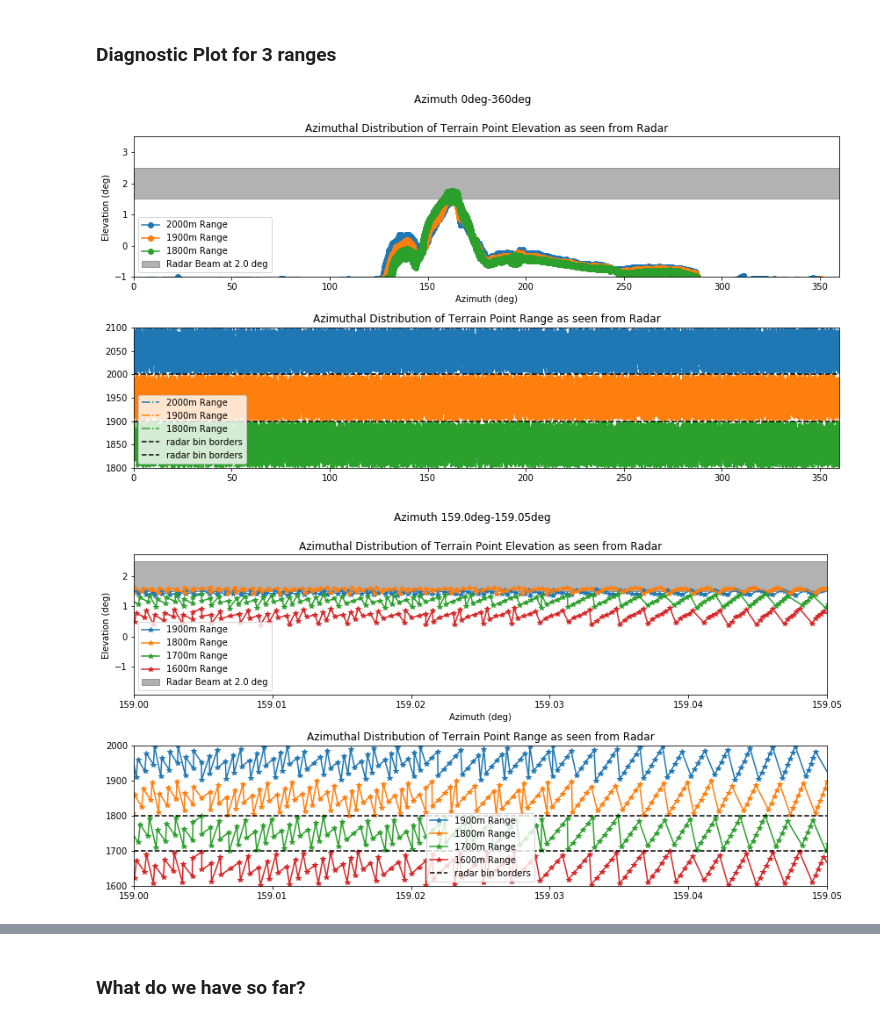
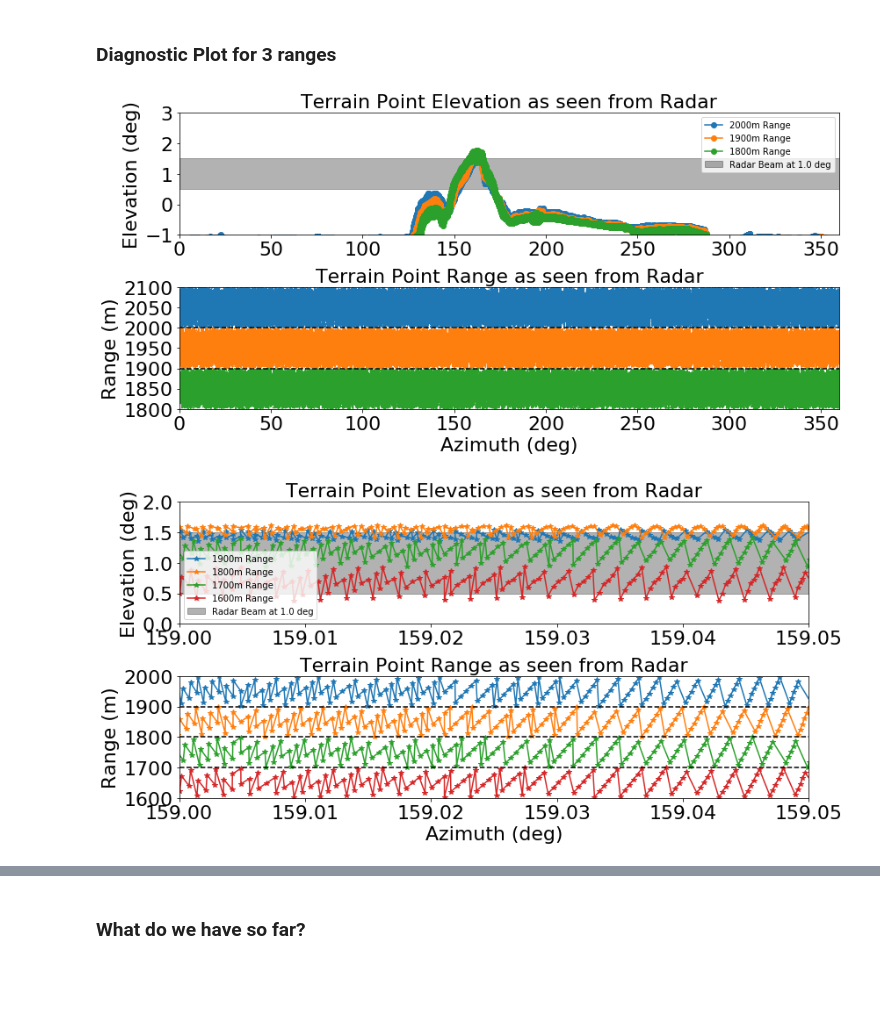
Before and after one commit to heistermann/beamblockage, a Jupyter notebook: ERAD_2018.ipynb, the cells around one changed output, grey strips where cells are left out. Drawn from its saved outputs; the diff is of its cells as text; code cells hidden in the pictures; blank space fills up the shorter version.

Commit message:
WIP: fix images, changes in layouting, added acknowledgements

```diff
--- a/ERAD_2018.ipynb
+++ b/ERAD_2018.ipynb
@@ -406,49 +429,58 @@ rh_arr = np.array(rh_arr)
 # %% [markdown]
 ### Diagnostic Plot for 3 ranges
 # %%
-el = 2.0
+el = 1.0
 i = 19
 start_azi = 0
 stop_azi = 360
 fig = pl.figure(figsize=(12,6))
-fig.suptitle('Azimuth {0}deg-{1}deg'.format(start_azi, stop_azi), y=1.05)
+#fig.suptitle('Azimuth {0}deg-{1}deg'.format(start_azi, stop_azi), y=1.05)
 ax1 = fig.add_subplot(211)
 sp = 60
 ax1.plot(az_arr[i+1][::sp], th_arr[i+1][::sp], '-o', label='{}m Range'.format((i+1)*100))
 ax1.plot(az_arr[i][::sp], th_arr[i][::sp], '-o', label='{}m Range'.format((i)*100))
 ax1.plot(az_arr[i-1][::sp], th_arr[i-1][::sp], '-o', label='{}m Range'.format((i-1)*100))
 ax1.axhspan(el - bw / 2., el + bw / 2., color='k', alpha=0.3,
             label='Radar Beam at {} deg'.format(el))
 ax1.set_xlim(start_azi, stop_azi)
-ax1.set_ylim(-1, 3.5)
-ax1.set_xlabel('Azimuth (deg)')
-ax1.set_ylabel('Elevation (deg)')
-ax1.set_title('Azimuth {}deg-{}deg'.format(start_azi, stop_azi))
+ax1.set_ylim(-1, 3)
+
+ax1.set_ylabel('Elevation (deg)', size=22)
+#ax1.set_title('Azimuth {}deg-{}deg'.format(start_azi, stop_azi))
 ax1.legend()
-ax1.set_title('Azimuthal Distribution of Terrain Point Elevation as seen from Radar')
+ax1.set_title('Terrain Point Elevation as seen from Radar', size=24)
+for item in ([ax1.title, ax1.xaxis.label, ax1.yaxis.label] +
+                 ax1.get_xticklabels() + ax1.get_yticklabels()):
+    item.set_fontsize(22)
 
 ax2 = fig.add_subplot(212)
 ax2.plot(az_arr[i+1][::sp], rh_arr[i+1][::sp], '-.', label='{}m Range'.format((i+1)*100))
 ax2.plot(az_arr[i][::sp], rh_arr[i][::sp], '-.', label='{}m Range'.format((i)*100))
 ax2.plot(az_arr[i-1][::sp], rh_arr[i-1][::sp], '-.', label='{}m Range'.format((i-1)*100))
 for d in np.arange((i)*100, (i+2)*100, 100):
     ax2.axhline(d, c='k', ls='dashed', label='radar bin borders')
 ax2.set_xlim(start_azi, stop_azi)
 ax2.set_ylim((i-1) * 100, (i+2) * 100)
 #ax2.set_ylim((i-1), (i+5))
-ax2.legend()
-ax2.set_title('Azimuthal Distribution of Terrain Point Range as seen from Radar')
+#ax2.legend()
+ax2.set_xlabel('Azimuth (deg)', size=22)
+ax2.set_ylabel('Range (m)', size=22)
+ax2.set_title('Terrain Point Range as seen from Radar', size=24)
+for item in ([ax2.title, ax2.xaxis.label, ax2.yaxis.label] +
+                 ax2.get_xticklabels() + ax2.get_yticklabels()):
+    item.set_fontsize(22)
 pl.tight_layout()
 pl.savefig("assets/image_005.png")
 # %% [output]
-[figure, old version]
+[figure, new version]
 # %%
-el = 2.0
+el = 1.0
 i = 17
 start_azi = 159.0
 stop_azi = 159.05
 fig = pl.figure(figsize=(12,6))
-fig.suptitle('Azimuth {0}deg-{1}deg'.format(start_azi, stop_azi), y=1.05)
+#fig.suptitle('Azimuth {0}deg-{1}deg'.format(start_azi, stop_azi), size=24,
+#             y=1.05)
 ax1 = fig.add_subplot(211)
 sp = 1
 ax1.plot(az_arr[i+2][::sp], th_arr[i+2][::sp], '-*', label='{}m Range'.format((i+2)*100))
@@ -458,32 +490,41 @@ ax1.plot(az_arr[i-1][::sp], th_arr[i-1][::sp], '-*', label='{}m Range'.format((i
 ax1.axhspan(el - bw / 2., el + bw / 2., color='k', alpha=0.3,
             label='Radar Beam at {} deg'.format(el))
 ax1.set_xlim(start_azi, stop_azi)
-#ax1.set_ylim(1, 2)
-ax1.set_xlabel('Azimuth (deg)')
-ax1.set_ylabel('Elevation (deg)')
+ax1.set_ylim(0, 2)
+ax1.set_ylabel('Elevation (deg)', size=22)
 ax1.set_title('Azimuth {}deg-{}deg'.format(start_azi, stop_azi))
 ax1.legend()
-ax1.set_title('Azimuthal Distribution of Terrain Point Elevation as seen from Radar')
+ax1.set_title('Terrain Point Elevation as seen from Radar',
+              size=24)
+for item in ([ax1.title, ax1.xaxis.label, ax1.yaxis.label] +
+                 ax1.get_xticklabels() + ax1.get_yticklabels()):
+        item.set_fontsize(22)
 
 ax2 = fig.add_subplot(212)
 ax2.plot(az_arr[i+2][::sp], rh_arr[i+2][::sp], '-*', label='{}m Range'.format((i+2)*100))
 ax2.plot(az_arr[i+1][::sp], rh_arr[i+1][::sp], '-*', label='{}m Range'.format((i+1)*100))
 ax2.plot(az_arr[i][::sp], rh_arr[i][::sp], '-*', label='{}m Range'.format((i)*100))
 ax2.plot(az_arr[i-1][::sp], rh_arr[i-1][::sp], '-*', label='{}m Range'.format((i-1)*100))
-for k, d in enumerate(np.arange((i)*100, (i+2)*100, 100)):
+for k, d in enumerate(np.arange((i)*100, (i+3)*100, 100)):
     if k:
         ax2.axhline(d, c='k', ls='dashed', label='radar bin borders')
     else:
         ax2.axhline(d, c='k', ls='dashed')
 ax2.set_xlim(start_azi, stop_azi)
 ax2.set_ylim((i-1) * 100, (i+3) * 100)
+ax2.set_ylabel('Range (m)', size=22)
 #ax2.set_ylim((i-1), (i+5))
-ax2.legend()
-ax2.set_title('Azimuthal Distribution of Terrain Point Range as seen from Radar')
+#ax2.legend()
+ax2.set_xlabel('Azimuth (deg)', size=22)
+ax2.set_title('Terrain Point Range as seen from Radar',
+              size=24)
+for item in ([ax2.title, ax2.xaxis.label, ax2.yaxis.label] +
+                 ax2.get_xticklabels() + ax2.get_yticklabels()):
+        item.set_fontsize(22)
 pl.tight_layout()
 pl.savefig("assets/image_006.png")
 # %% [output]
-[figure, old version]
+[figure, new version]
 # %% [markdown]
 ### Diagnostic Plot for 3 ranges
 
```
Also changed, not shown: parts of 26 cells of this notebook, 8 other files.
